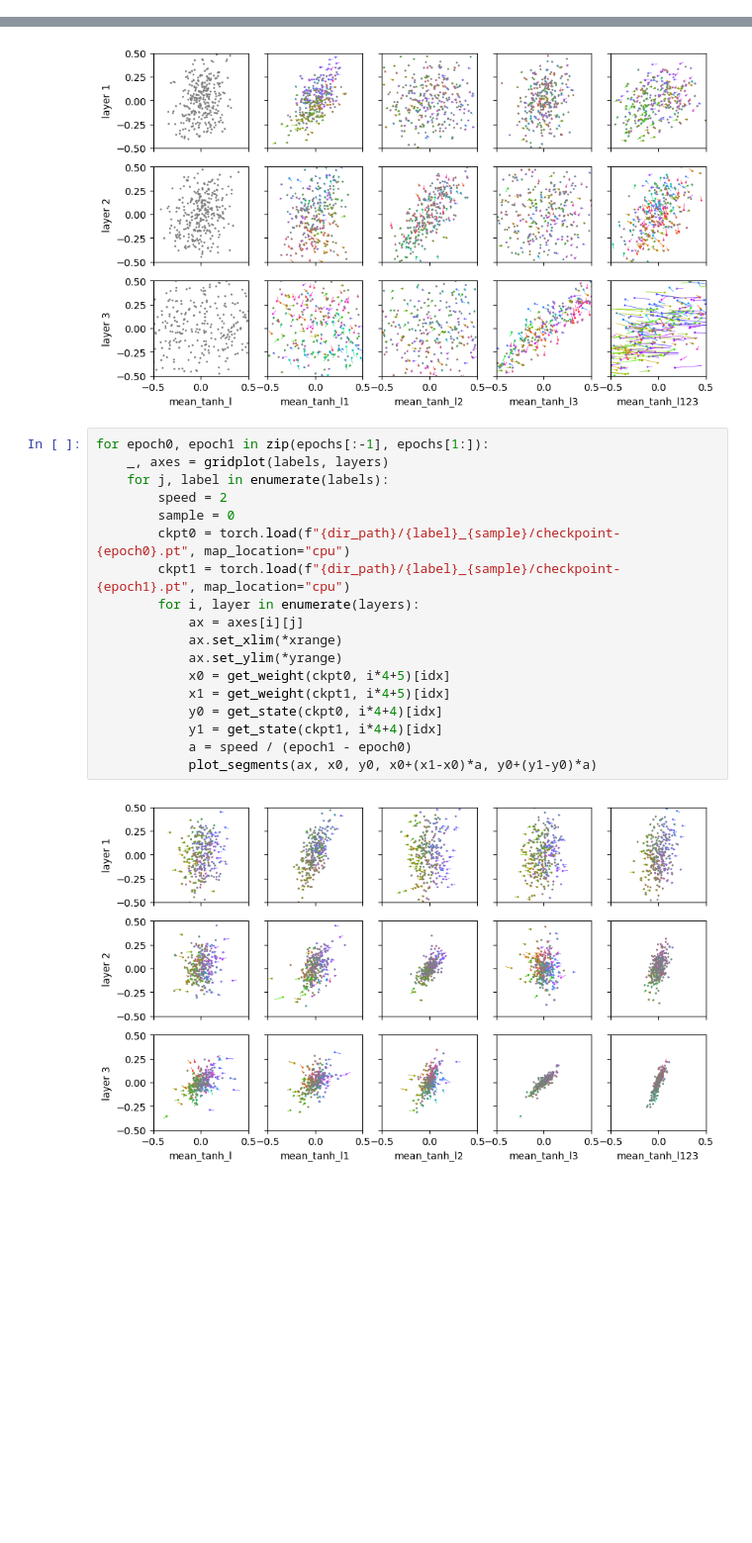
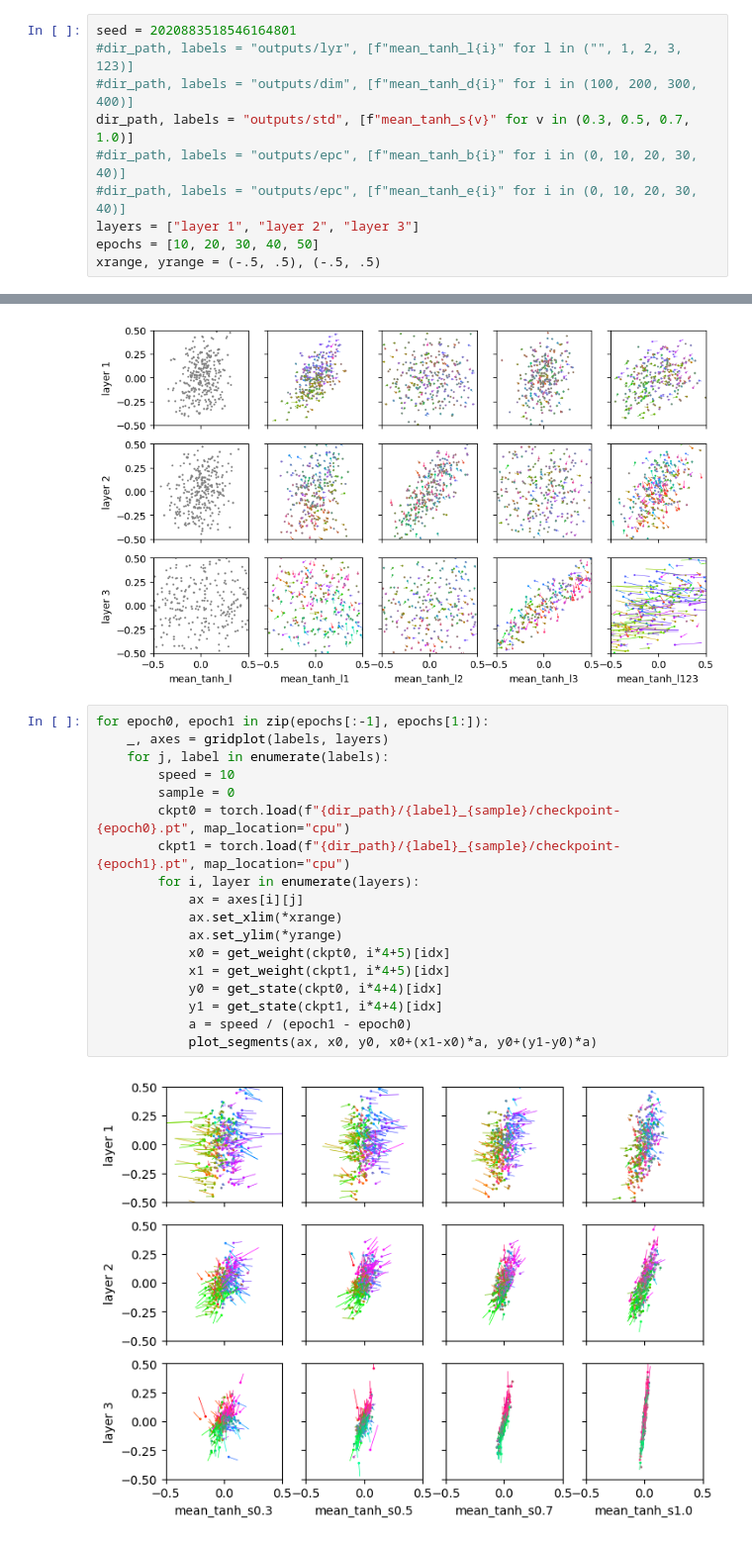
Before and after one commit to yingchenlin/kiln, a Jupyter notebook: grad.ipynb, the cells around one changed output, grey strips where cells are left out. Shown at 99% size. Drawn from its saved outputs; the diff is of its cells as text; blank space fills up the shorter version.

```diff
--- a/grad.ipynb
+++ b/grad.ipynb
@@ -202,3 +216,13 @@ xrange, yrange = (-.5, .5), (-.5, .5)
+# %%
+seed = 2020883518546164801
+#dir_path, labels = "outputs/lyr", [f"mean_tanh_l{i}" for l in ("", 1, 2, 3, 123)]
+#dir_path, labels = "outputs/dim", [f"mean_tanh_d{i}" for i in (100, 200, 300, 400)]
+dir_path, labels = "outputs/std", [f"mean_tanh_s{v}" for v in (0.3, 0.5, 0.7, 1.0)]
+#dir_path, labels = "outputs/epc", [f"mean_tanh_b{i}" for i in (0, 10, 20, 30, 40)]
+#dir_path, labels = "outputs/epc", [f"mean_tanh_e{i}" for i in (0, 10, 20, 30, 40)]
+layers = ["layer 1", "layer 2", "layer 3"]
+epochs = [10, 20, 30, 40, 50]
+xrange, yrange = (-.5, .5), (-.5, .5)
 # %%
 def plot_curve_xy(mdf, xmetrics, ymetrics):
     fig, axes = gridplot(xmetrics, [""], xsize=3, ysize=3, sharex=False, sharey=False)
@@ -264,20 +290,20 @@ for epoch in epochs:
 # %%
 for epoch0, epoch1 in zip(epochs[:-1], epochs[1:]):
     _, axes = gridplot(labels, layers)
     for j, label in enumerate(labels):
-        speed = 2
+        speed = 10
         sample = 0
         ckpt0 = torch.load(f"{dir_path}/{label}_{sample}/checkpoint-{epoch0}.pt", map_location="cpu")
         ckpt1 = torch.load(f"{dir_path}/{label}_{sample}/checkpoint-{epoch1}.pt", map_location="cpu")
         for i, layer in enumerate(layers):
             ax = axes[i][j]
             ax.set_xlim(*xrange)
             ax.set_ylim(*yrange)
             x0 = get_weight(ckpt0, i*4+5)[idx]
             x1 = get_weight(ckpt1, i*4+5)[idx]
             y0 = get_state(ckpt0, i*4+4)[idx]
             y1 = get_state(ckpt1, i*4+4)[idx]
             a = speed / (epoch1 - epoch0)
             plot_segments(ax, x0, y0, x0+(x1-x0)*a, y0+(y1-y0)*a)
 # %% [output]
-[figure, old version]
+[figure, new version]
```
Also changed, not shown: parts of 4 cells of this notebook.
